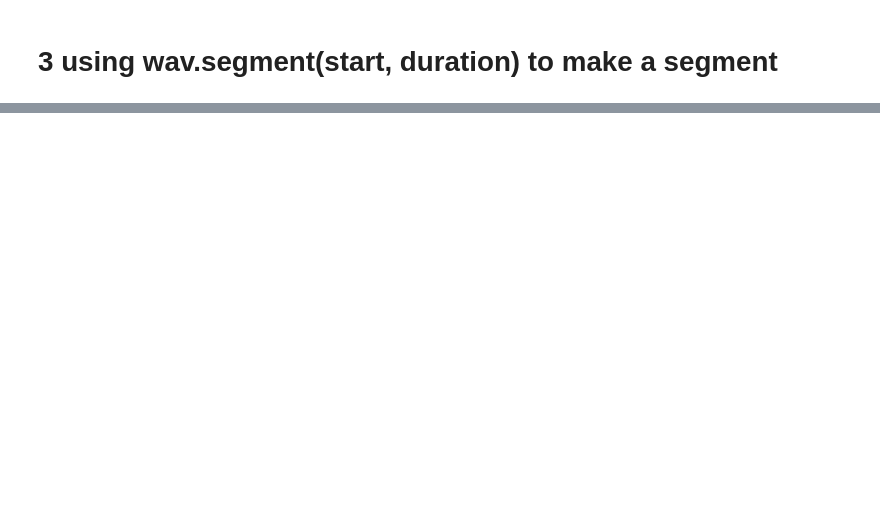
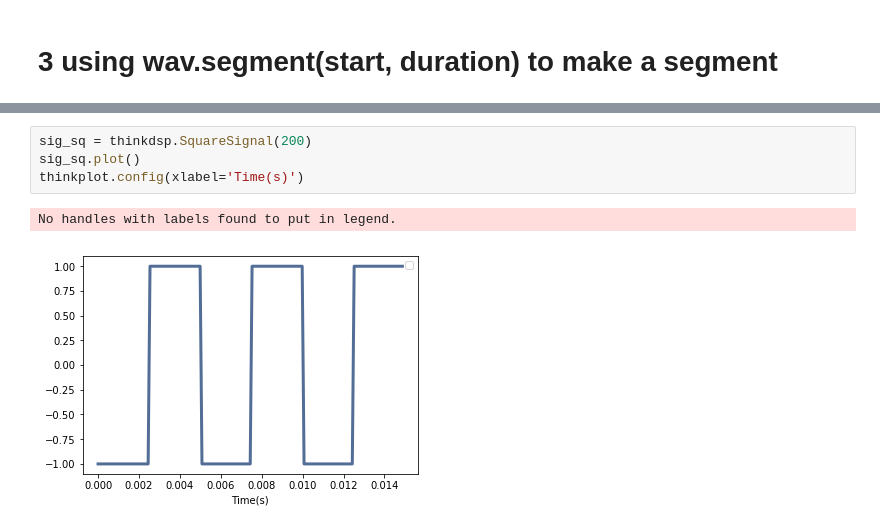
Before and after one commit to wangqiang1983/ThinkDSP, a Jupyter notebook: wangqiang1983_code/My-Chapter2.ipynb, the cells around one changed output, grey strips where cells are left out. Drawn from its saved outputs; the diff is of its cells as text; blank space fills up the shorter version.

```diff
--- a/wangqiang1983_code/My-Chapter2.ipynb
+++ b/wangqiang1983_code/My-Chapter2.ipynb
@@ -49,0 +62,7 @@ spect2.plot()
+# %%
+sig_sq = thinkdsp.SquareSignal(200)
+sig_sq.plot()
+thinkplot.config(xlabel='Time(s)')
+# %% [output]
+No handles with labels found to put in legend.
+[figure, added]
```
Also changed, not shown: parts of 22 cells of this notebook, 1 other file.
